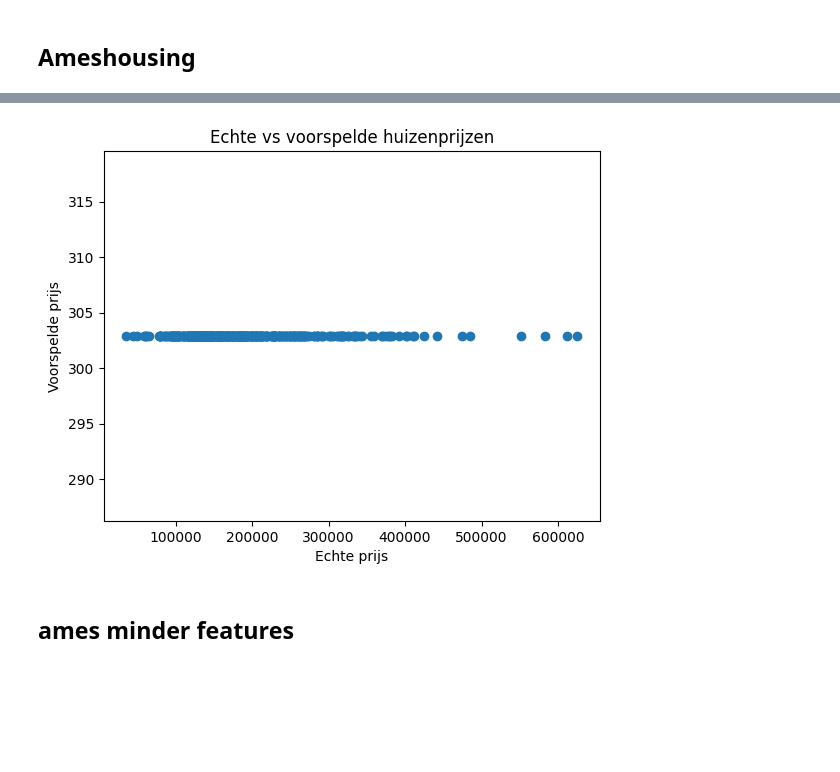
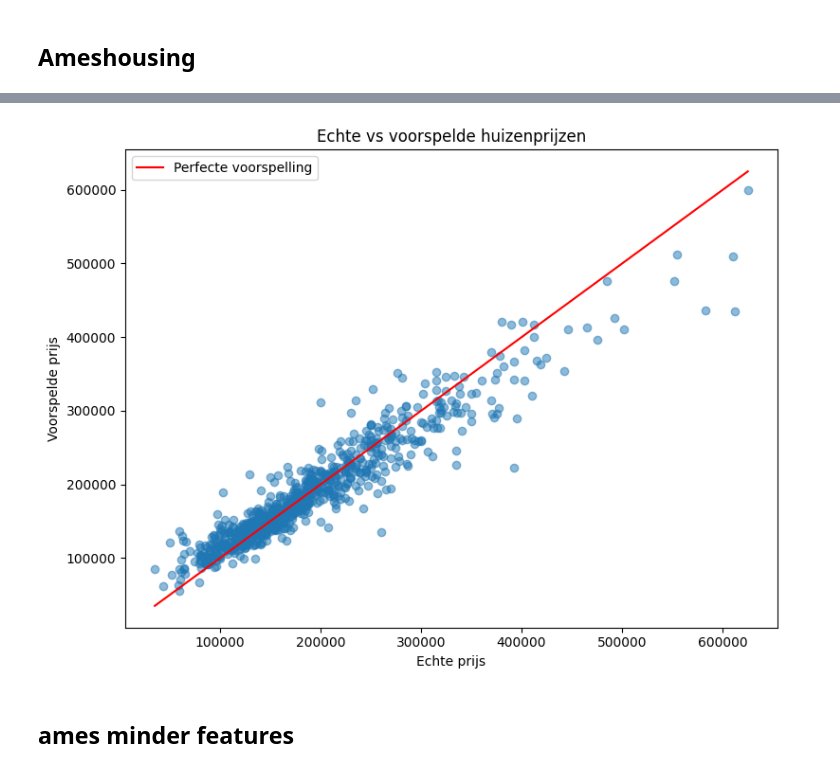
Before and after one commit to EddyExtreme3/Neural-Network-Opdracht, a Jupyter notebook: NN.ipynb, the cells around one changed output, grey strips where cells are left out. Cells and saved outputs as stored; diff of their text form; code cells hidden in the pictures; blank space fills up the shorter version.

```diff
--- a/NN.ipynb
+++ b/NN.ipynb
@@ -149,12 +168,22 @@ plt.show()
 # %%
 df = pd.read_excel("AmesHousing.xlsx")
 # %%
+ # Preprocessing
 df["Garage"] = df["Garage"].map({"yes": 1, "no": 0})
 df = pd.get_dummies(df, columns=["Neighborhood", "House Style"], drop_first=True)
+
+X = df.drop(columns=["SalePrice", "ID"])
+y = df["SalePrice"]
+
+# Zet bool kolommen om naar int (get_dummies geeft bool terug)
+X = X.astype({col: int for col in X.select_dtypes("bool").columns})
+# Vul ontbrekende waarden op met de mediaan
+X = X.fillna(X.median())
 # %%
-X = df.drop(["ID", "SalePrice"], axis=1)
-y = df["SalePrice"]
+X_train, X_test, y_train, y_test = train_test_split(
+    X, y, test_size=0.3, random_state=42
+)
+
+scaler = StandardScaler()
+X_train = scaler.fit_transform(X_train)
+X_test = scaler.transform(X_test)
-# %%
-X_train, X_temp, y_train, y_temp = train_test_split(X, y, test_size=0.3, random_state=42)
-
-X_val, X_test, y_val, y_test = train_test_split(X_temp, y_temp, test_size=0.5, random_state=42)
@@ -216,12 +241,18 @@ MAE: 186623.078125
 # %%
 
-plt.scatter(y_test, pred)
+plt.figure(figsize=(8, 6))
+plt.scatter(y_test, pred_test, alpha=0.5)
+min_val = min(y_test.min(), pred_test.min())
+max_val = max(y_test.max(), pred_test.max())
+plt.plot([min_val, max_val], [min_val, max_val], color="red", label="Perfecte voorspelling")
 plt.xlabel("Echte prijs")
 plt.ylabel("Voorspelde prijs")
 plt.title("Echte vs voorspelde huizenprijzen")
+plt.legend()
+plt.tight_layout()
 plt.show()
 # %% [output]
-[figure, old version]
+[figure, new version]
 # %% [markdown]
 ## ames minder features
 # %%
```
Also changed, not shown: parts of 15 cells of this notebook, 5 other files.
